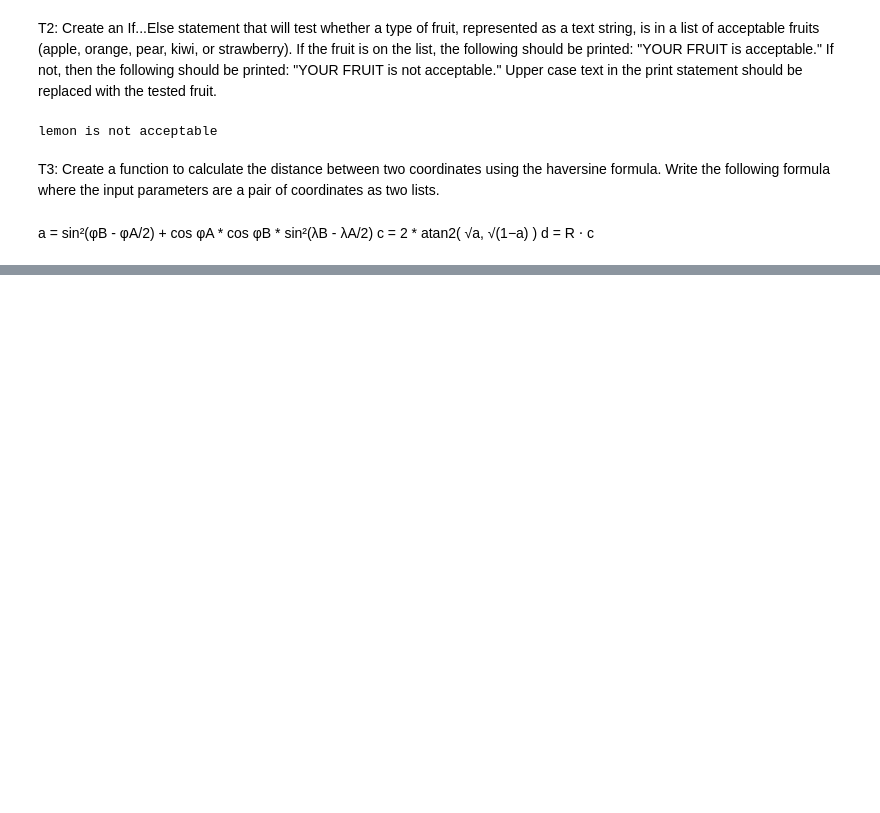
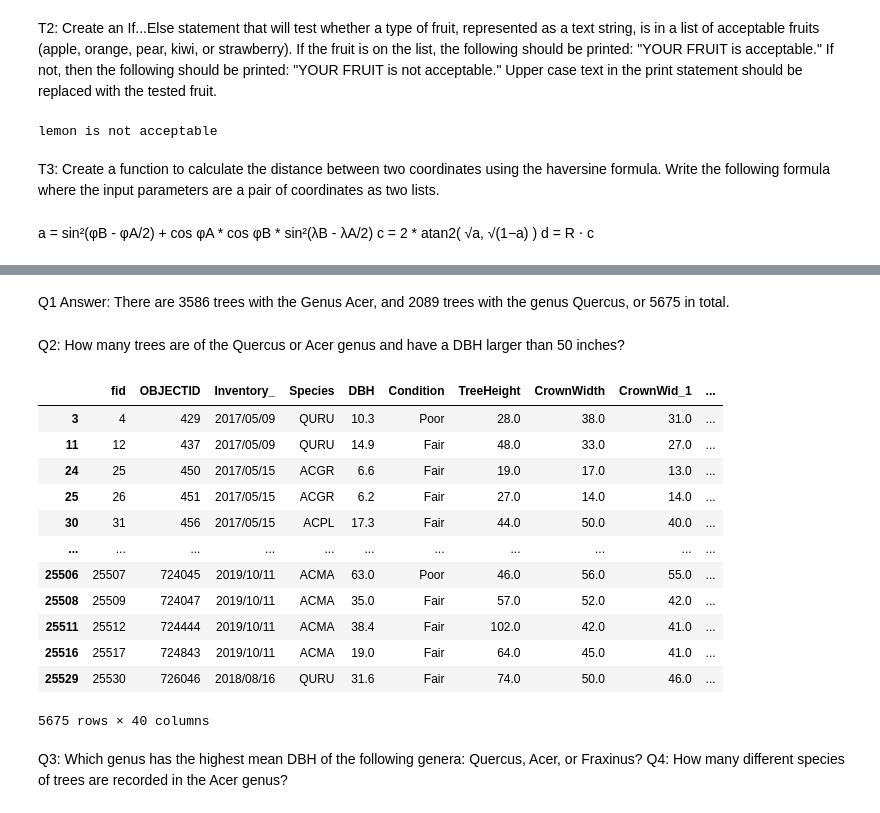
Before and after one commit to sanamak1/PY4SA23_Assignment, a Jupyter notebook: Assignment No 2_Sanam.ipynb, the cells around one changed output, grey strips where cells are left out. Saved outputs shown, nothing was run; the diff lists cells and outputs as text; code cells hidden in the pictures; blank space fills up the shorter version.

```diff
--- a/Assignment No 2_Sanam.ipynb
+++ b/Assignment No 2_Sanam.ipynb
@@ -43,0 +108,24 @@ coord_A = (
+# %% [markdown]
+Q1 Answer: There are 3586 trees with the Genus Acer, and 2089 trees with the genus Quercus, or 5675 in total.
+# %% [markdown]
+Q2: How many trees are of the Quercus or Acer genus and have a DBH larger than 50 inches?
+# %%
+df.query('Genus == "Quercus" or Genus == "Acer"')
+subset_query = df.query('Genus == "Quercus" or Genus == "Acer"')
+# %% [output]
+|  | fid | OBJECTID | Inventory_ | Species | DBH | Condition | TreeHeight | CrownWidth | CrownWid_1 | ... |
+| 3 | 4 | 429 | 2017/05/09 | QURU | 10.3 | Poor | 28.0 | 38.0 | 31.0 | ... |
+| 11 | 12 | 437 | 2017/05/09 | QURU | 14.9 | Fair | 48.0 | 33.0 | 27.0 | ... |
+| 24 | 25 | 450 | 2017/05/15 | ACGR | 6.6 | Fair | 19.0 | 17.0 | 13.0 | ... |
+| 25 | 26 | 451 | 2017/05/15 | ACGR | 6.2 | Fair | 27.0 | 14.0 | 14.0 | ... |
+| 30 | 31 | 456 | 2017/05/15 | ACPL | 17.3 | Fair | 44.0 | 50.0 | 40.0 | ... |
+| ... | ... | ... | ... | ... | ... | ... | ... | ... | ... | ... |
+| 25506 | 25507 | 724045 | 2019/10/11 | ACMA | 63.0 | Poor | 46.0 | 56.0 | 55.0 | ... |
+| 25508 | 25509 | 724047 | 2019/10/11 | ACMA | 35.0 | Fair | 57.0 | 52.0 | 42.0 | ... |
+| 25511 | 25512 | 724444 | 2019/10/11 | ACMA | 38.4 | Fair | 102.0 | 42.0 | 41.0 | ... |
+| 25516 | 25517 | 724843 | 2019/10/11 | ACMA | 19.0 | Fair | 64.0 | 45.0 | 41.0 | ... |
+| 25529 | 25530 | 726046 | 2018/08/16 | QURU | 31.6 | Fair | 74.0 | 50.0 | 46.0 | ... |
+5675 rows × 40 columns
+# %% [markdown]
+Q3: Which genus has the highest mean DBH of the following genera: Quercus, Acer, or Fraxinus?
+Q4: How many different species of trees are recorded in the Acer genus?
```
Also changed, not shown: parts of 7 cells of this notebook, 8 other files.
